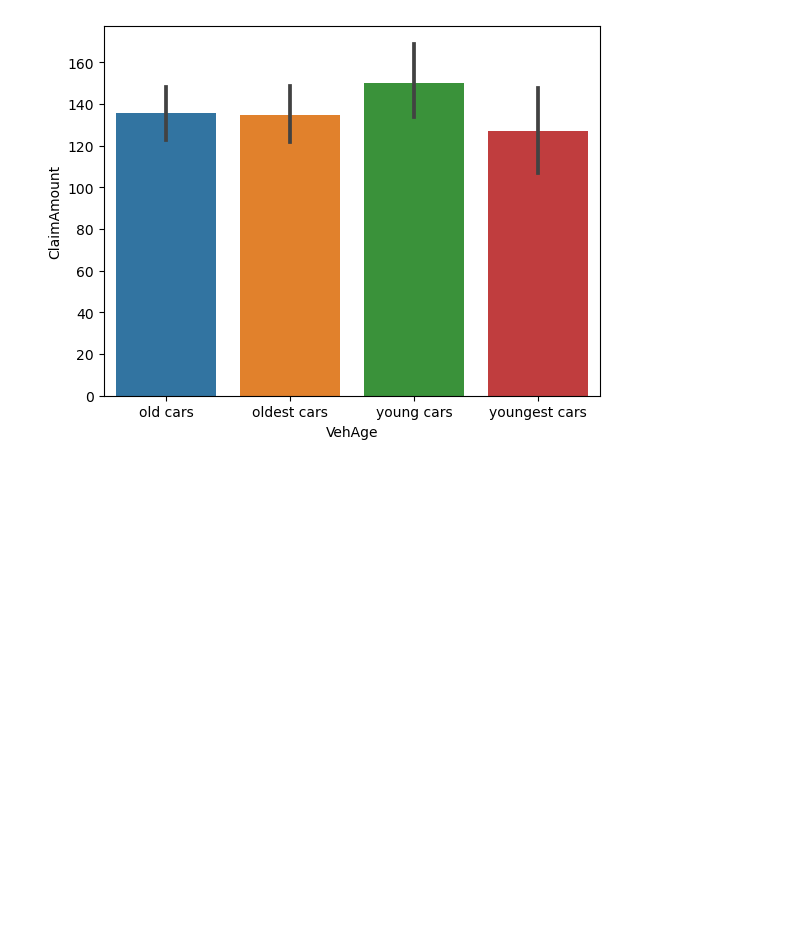
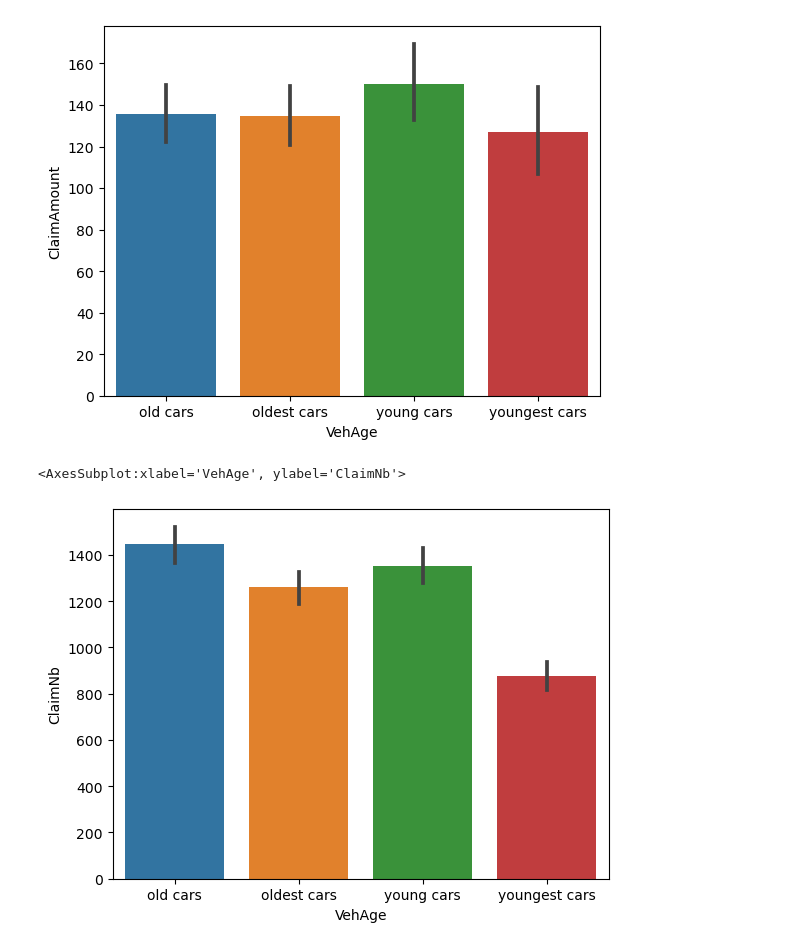
Before and after one commit to deniahc566/ausprivauto0405_analysis, a Jupyter notebook: ausprivauto0405_analysis.ipynb, the cells around one changed output. Drawn from its saved outputs; the diff is of its cells as text; code cells hidden in the pictures; blank space fills up the shorter version.

```diff
--- a/ausprivauto0405_analysis.ipynb
+++ b/ausprivauto0405_analysis.ipynb
@@ -108,6 +115,12 @@ sns.barplot(data=ausprivauto0405_data, x='VehAge', y='ClaimAmount')
 # %% [output]
 <AxesSubplot:xlabel='VehAge', ylabel='ClaimAmount'>
 [figure]
+# %%
+#Tổng số yêu cầu bồi thường theo nhóm tuổi của xe
+sns.barplot(data=ausprivauto0405_data, x='VehAge', y='ClaimNb', estimator=sum)
+# %% [output]
+<AxesSubplot:xlabel='VehAge', ylabel='ClaimNb'>
+[figure, added]
 # %%
 #Tổng số tiền bồi thường theo nhóm tuổi của tài xế
 sns.barplot(data=ausprivauto0405_data, y='DrivAge', x='ClaimAmount', orient='h')
```
Also changed, not shown: parts of 4 cells of this notebook.
